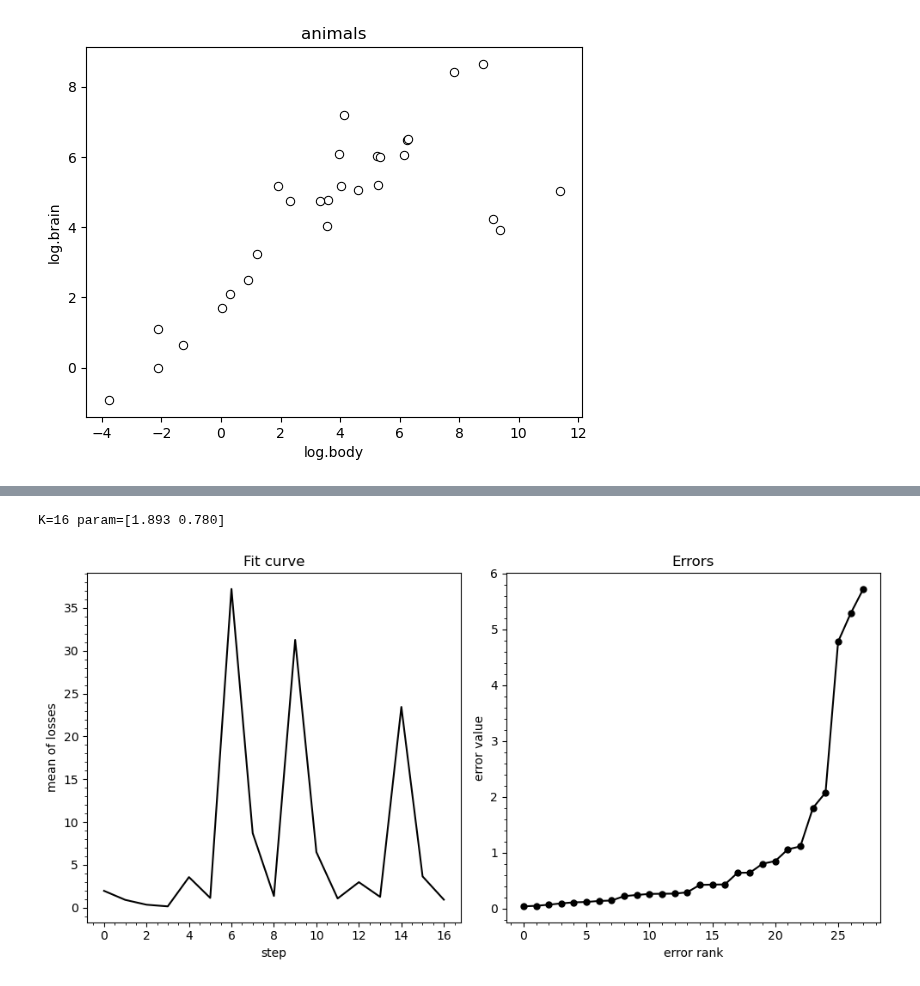
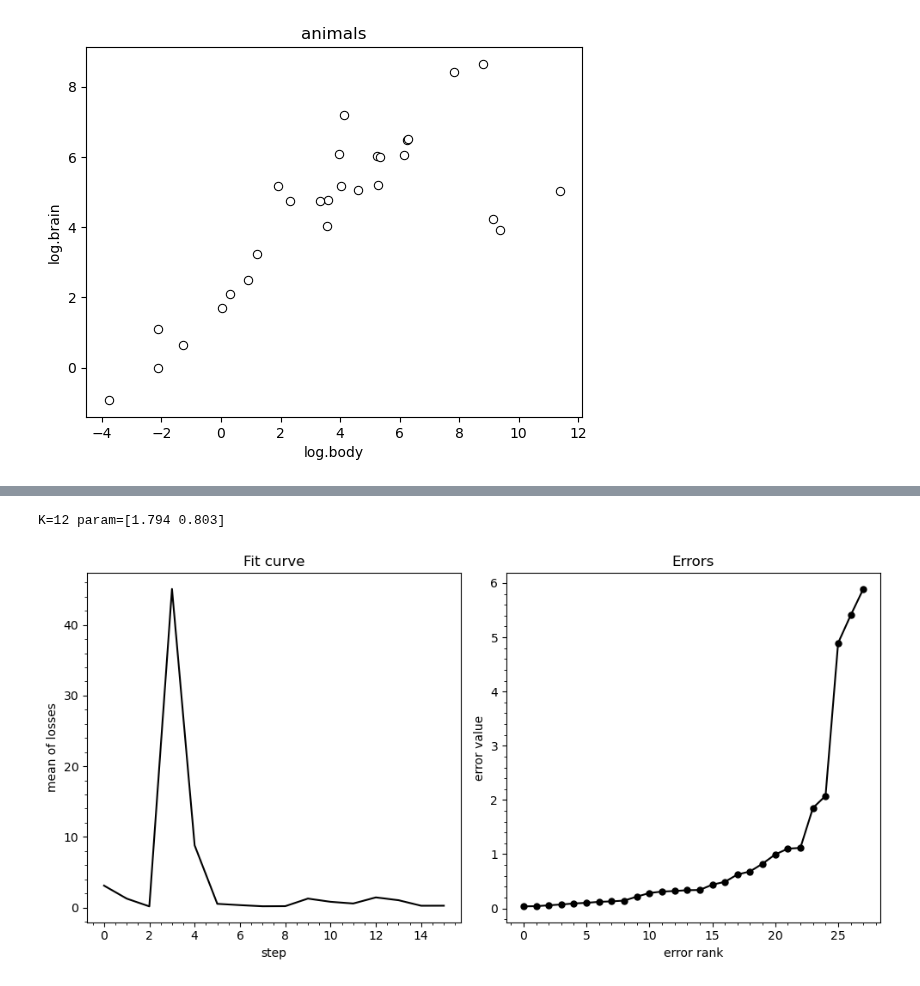
Before and after one commit to intellimath/mlgrad, a Jupyter notebook: examples/robml_book/rob_linregr_animals.ipynb, the cells around one changed output, grey strips where cells are left out. Saved outputs shown, nothing was run; the diff lists cells and outputs as text; code cells hidden in the pictures.

```diff
--- a/examples/robml_book/rob_linregr_animals.ipynb
+++ b/examples/robml_book/rob_linregr_animals.ipynb
@@ -89,11 +89,11 @@ plots.plot_losses_and_errors(regr_wm_irls, Xs, Y)
 # %%
-avg_wmz_irls = regr.averaging_function('WMZ', funcs.SoftAbs_Sqrt(0.001), kwds={'tau':4.0})
-alg_wmz_irls = regr.m_regression_irls(Xs, Y, mod_wmz_irls, agg_func=avg_wmz_irls, h=0.001,
+avg_wmz_irls = regr.averaging_function('WMZ', funcs.SoftAbs_Sqrt(0.001), kwds={'alpha':4.0})
+regr_wmz_irls = regr.m_regression_irls(Xs, Y, mod_wmz_irls, agg_func=avg_wmz_irls, h=0.001,
                                       n_iter2=70, verbose=1)
 err_wmz_irls = plots.plot_losses_and_errors(alg_wmz_irls, Xs, Y)
 # %% [output]
-K=16 param=[1.893 0.780]
+K=12 param=[1.794 0.803]
-[figure, old version]
+[figure, new version]
 # %%
 plt.figure(figsize=(14.0, 7.0))
 plt.subplot(1,2,1)
```
Also changed, not shown: parts of 7 cells of this notebook, 26 other files.
